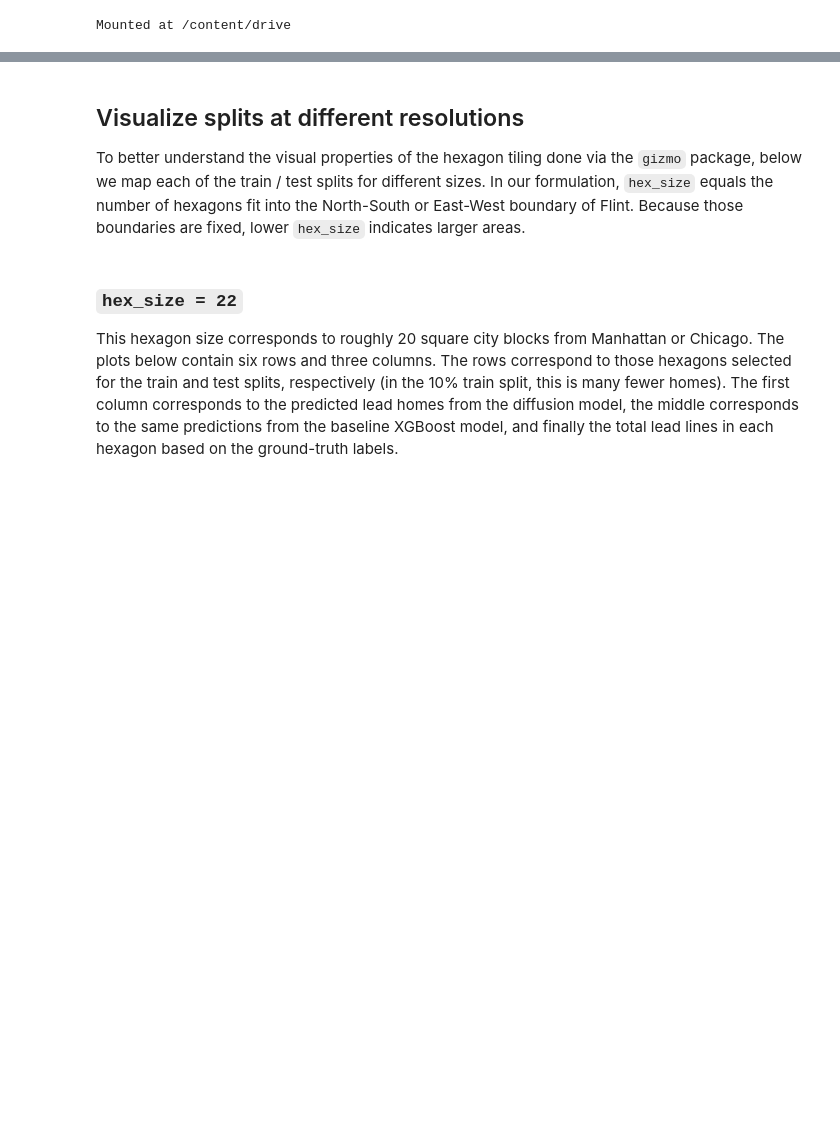
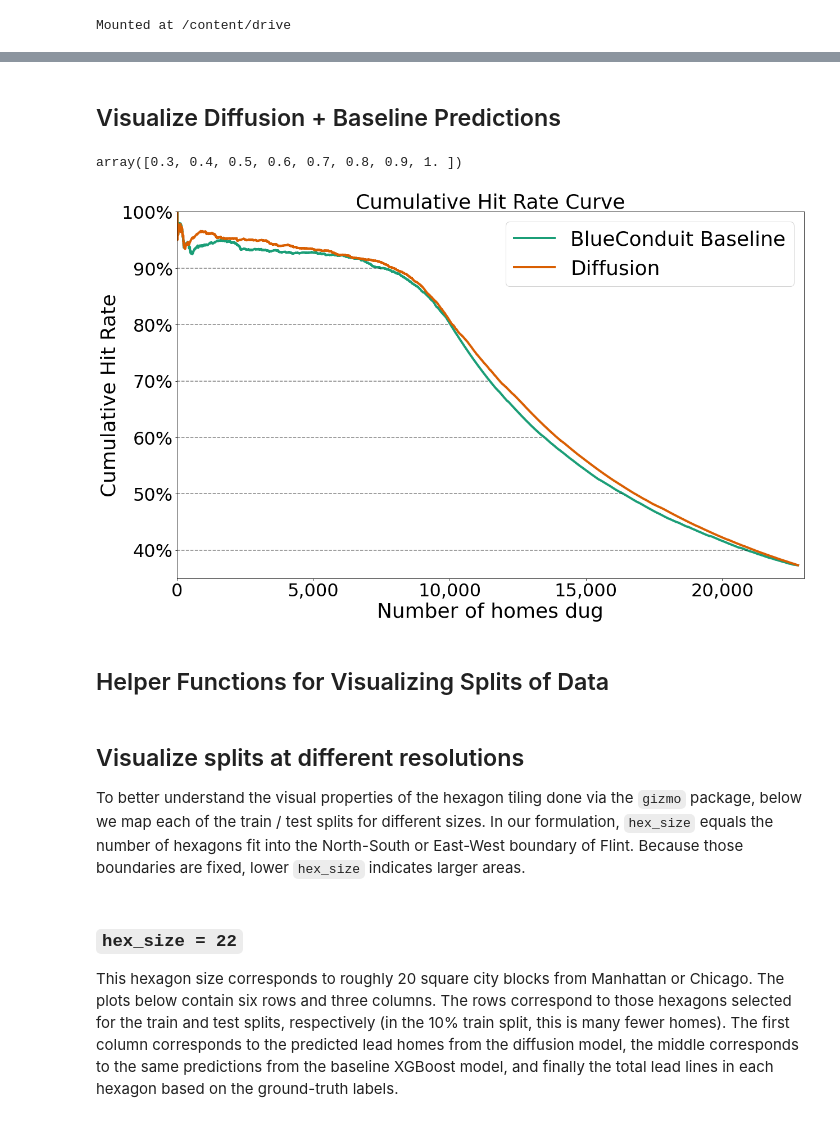
Before and after one commit to mcembalest/teamBlueConduit, a Jupyter notebook: notebooks/analysis/Explore_Diffusion_Results.ipynb, the cells around one changed output, grey strips where cells are left out. Cells and saved outputs as stored; diff of their text form; code cells hidden in the pictures; blank space fills up the shorter version.

```diff
--- a/notebooks/analysis/Explore_Diffusion_Results.ipynb
+++ b/notebooks/analysis/Explore_Diffusion_Results.ipynb
@@ -75,3 +57,17 @@ test_pred_path = f'{pred_dir}/pred_probs_test.npz'
 Xdata, Ydata, location, train_pid, test_pid, partitions_builder = load_datasets(load_dir)
 train_pred_all, test_pred_all = load_predictions(pred_dir, 'baseline')
 train_pred_diff, test_pred_diff = load_predictions(pred_dir, 'diffusion')
+# %% [markdown]
+## Visualize Diffusion + Baseline Predictions
+# %%
+## To re-aquaint, visualize predictions for one split
+## For illusttrative
+split = 0
+hex_size = 22
+train_size = 0.1
+
+baseline_test_pred = test_pred_all[f'ts_{train_size}'][f'res_{hex_size}'][split]
+result_dict = select_data(
+    Xdata, Ydata, location, train_pid, test_pid, train_pred_diff, test_pred_diff, partitions_builder = partitions_builder,
+    train_size = train_size, n_hexagons = hex_size, split = split, generate_hexagons = True
+)
@@ -78,2 +76,51 @@ train_pred_diff, test_pred_diff = load_predictions(pred_dir, 'diffusion')
+# %%
+x.axes[0].get_yticks()
+# %% [output]
+array([0.3, 0.4, 0.5, 0.6, 0.7, 0.8, 0.9, 1. ])
+# %%
+mpl.rcParams['lines.linewidth'] = 4
+fs = 36
+
+
+N = len(baseline_test_pred)
+x = plot_hit_rate_curve(result_dict['Ytest'],
+                    [baseline_test_pred, result_dict['test_pred']],
+                    plot_probs=False, labels=['BlueConduit Baseline', 'Diffusion'],
+                    mode = 'partition', parcel_df = result_dict['hexagons'].parcel_gdf,
+                    pid_list = result_dict['test_pid'], threshold_init=0.9,
+                    min_hit_rate=0.35, return_obj=True, figsize=(20,12),
+                    show_as_pct=False)
+h, l = x.axes[0].get_legend_handles_labels()
+
+# Increase fontsize of labels
+x.axes[0].legend(handles=h, labels=l, fontsize=fs)
+x.axes[0].set_xlabel('Number of homes dug', fontsize=fs)
+x.axes[0].set_ylabel('Cumulative Hit Rate', fontsize=fs)
+x.axes[0].set_title('Cumulative Hit Rate Curve', fontsize=fs)
+
+# Reset X Ticks & Labels
+x.axes[0].set_xticks(x.axes[0].get_xticks())
+x.axes[0].set_xticklabels([f'{int(y):,}' for y in x.axes[0].get_xticks()], fontsize=fs-4)
+
+# Reset Y Ticks & Labels
+x.axes[0].set_yticks(x.axes[0].get_yticks())
+x.axes[0].set_yticklabels([f'{y*100:0.0f}%' for y in x.axes[0].get_yticks()], fontsize=fs-4)
+x.axes[0].set_ylim(0.35, 1)
+
+# Plot dotted x-lines
+for v in np.linspace(0.4, 0.9, num = 6):
+  x.axes[0].axhline(v, xmax=x.axes[0].lines[0].get_xdata()[np.where(x.axes[0].lines[0].get_xydata()[:, 1] > v)[0][-1]]/N - 0.007, linewidth=1.5, ls='--', c='k', alpha=0.5)
+
+# Plot dotted y lines
+#for v in np.linspace(5000, 20000, num=4):
+#  x.axes[0].axvline(x=v, ymin=0, ymax=(x.axes[0].lines[0].get_ydata()[int(v)] - 0.35)/0.65, linewidth=1.5, ls='--', c='k', alpha=0.5)
+
+x.axes[0].set_xlim(x.axes[0].get_xticks()[1], 23000)
+plt.show()
+mpl.rcParams['lines.linewidth'] = 1.5
+# %% [output]
+[figure, added]
+# %% [markdown]
+## Helper Functions for Visualizing Splits of Data
 # %%
 def make_dfs(hexagons, pid, pid_train, pid_test, train_pred, test_pred, baseline_train_pred, baseline_test_pred):
```
Also changed, not shown: parts of 4 cells of this notebook, 13 other files.
